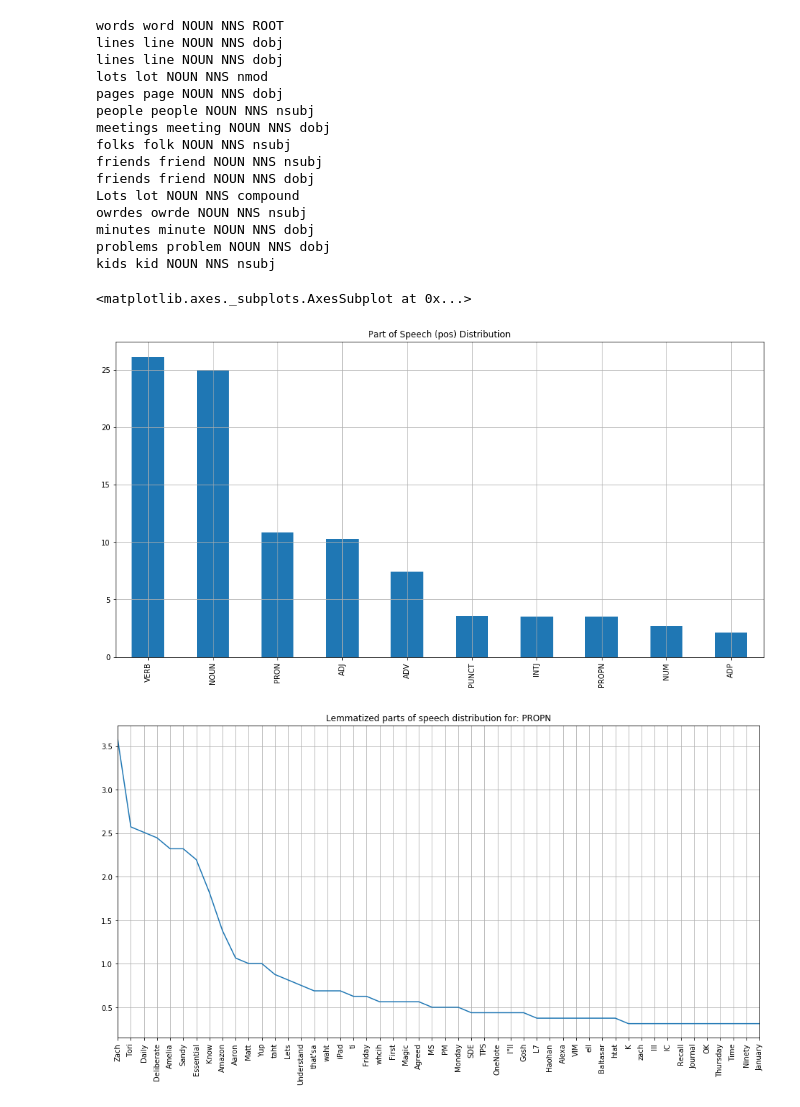
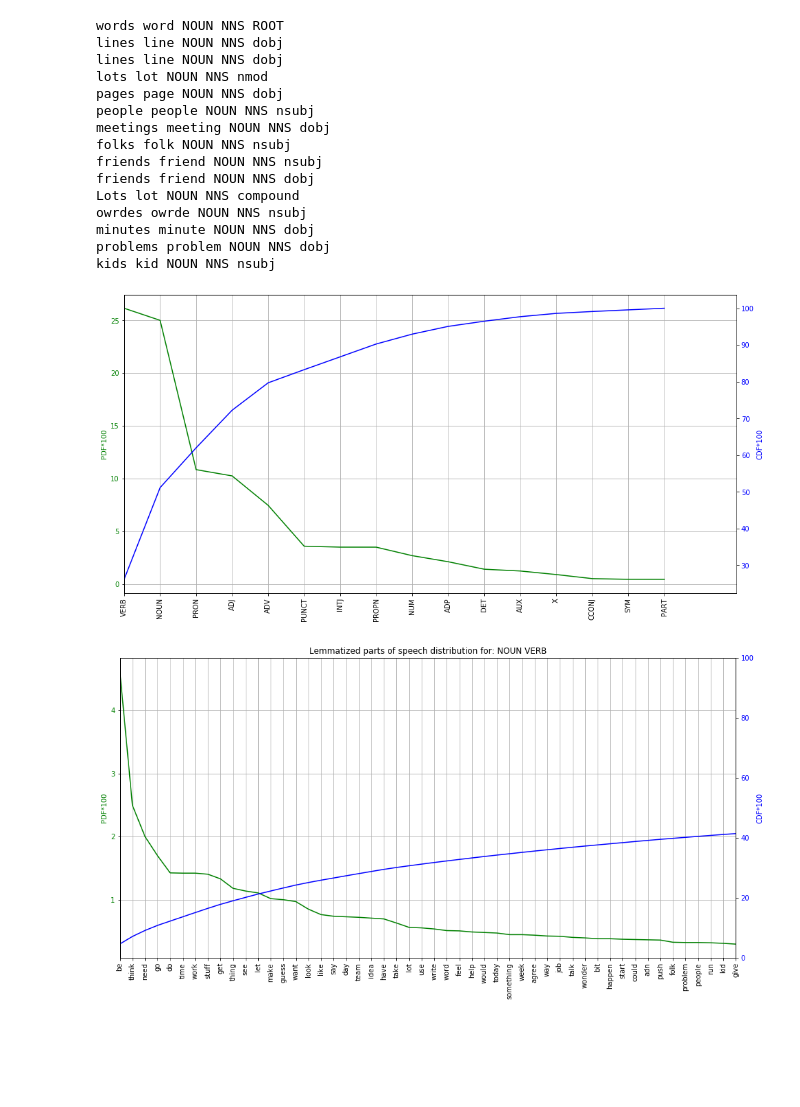
Before and after one commit to idvorkin/jupyter, a Jupyter notebook: PlayNLP.ipynb, the cells around one changed output. Cells and saved outputs as stored; diff of their text form; code cells hidden in the pictures; blank space fills up the shorter version.

```diff
--- a/PlayNLP.ipynb
+++ b/PlayNLP.ipynb
@@ -122,23 +125,19 @@ owrdes owrde NOUN NNS nsubj
 minutes minute NOUN NNS dobj
 problems problem NOUN NNS dobj
 kids kid NOUN NNS nsubj
-# %%
-pd = DataFrame([token.pos_ for token in doc], columns="pos".split())
-pd["pos"].value_counts(normalize=True).apply(lambda r: r*100) \
-  .head(10) \
-  .plot(kind="bar", title= "Part of Speech (pos) Distribution",grid=True)
-# %% [output]
-<matplotlib.axes._subplots.AxesSubplot at 0x...>
-[figure, removed]
+# %%
+GraphWordDistribution([token.pos_ for token in doc], length=18)
+# %% [output]
+[figure, added]
 # %%
 #interesting =  [token for token in  doc]
 # Parts of speech: https://spacy.io/usage/linguistic-features
 # interesting_pos = "PROPN"
-interesting_pos = "PROPN"
+interesting_pos = "NOUN VERB"
 interesting_pos_set = set(interesting_pos.split())
 interesting =  [token for token in  doc if token.pos_ in interesting_pos_set]
 #interesting = [ token for token in doc if token.pos_ != "PUNCT" and token.pos_ != "SYM" and len(token.text) > 3]
 interesting_words = [token.lemma_ for token in interesting ]
 GraphWordDistribution(interesting_words, title=f"Lemmatized parts of speech distribution for: {interesting_pos}", skip=0, length=50 )
 # %% [output]
-[figure, old version]
+[figure, new version]
```
Also changed, not shown: parts of 4 cells of this notebook.
